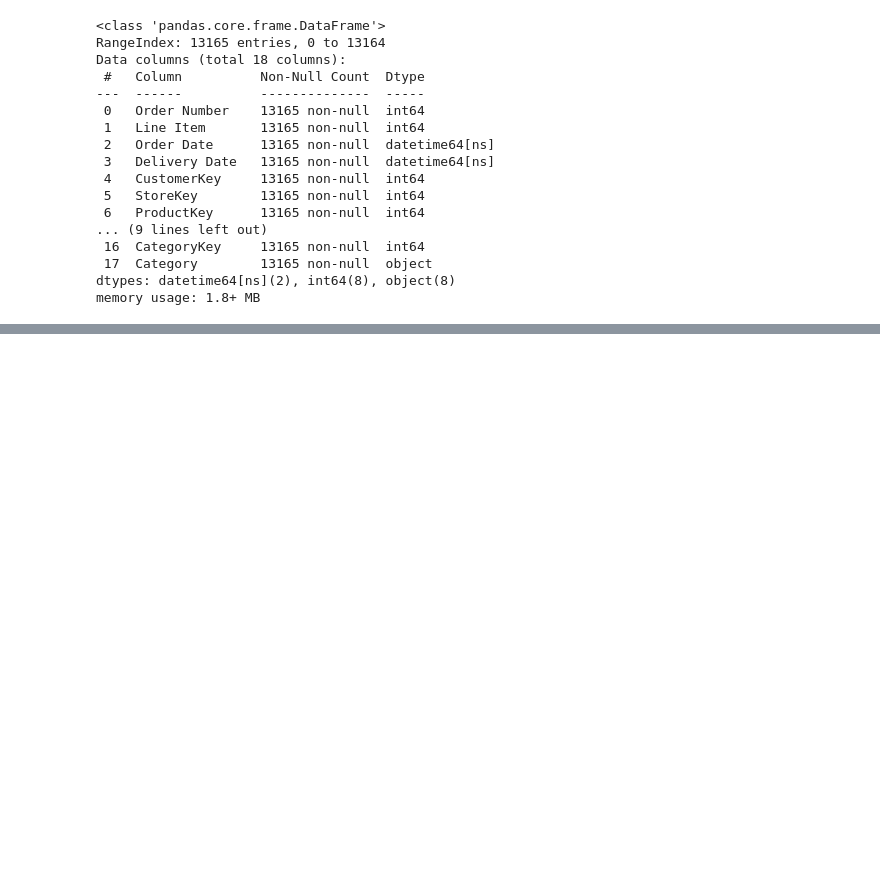
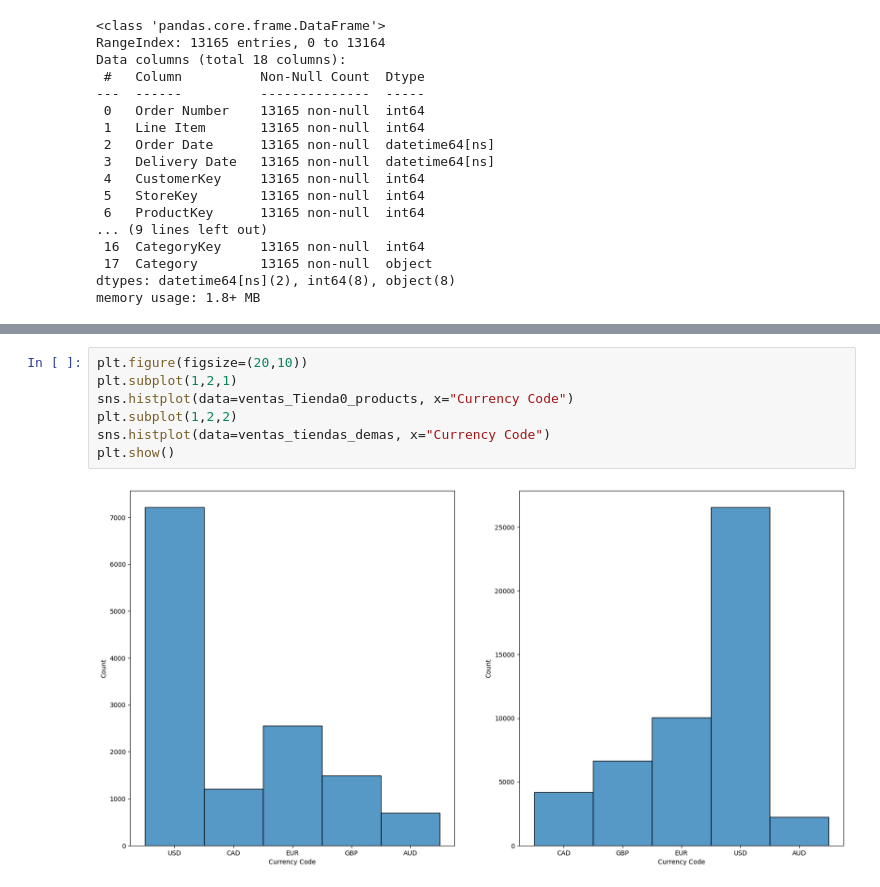
Before and after one commit to AlejoRam05/Bootcamp_Final_Project, a Jupyter notebook: final_proyect.ipynb, the cells around one changed output, grey strips where cells are left out. Drawn from its saved outputs; the diff is of its cells as text; blank space fills up the shorter version.

```diff
--- a/final_proyect.ipynb
+++ b/final_proyect.ipynb
@@ -346,0 +437,9 @@ memory usage: 1.8+ MB
+# %%
+plt.figure(figsize=(20,10))
+plt.subplot(1,2,1)
+sns.histplot(data=ventas_Tienda0_products, x="Currency Code")
+plt.subplot(1,2,2)
+sns.histplot(data=ventas_tiendas_demas, x="Currency Code")
+plt.show()
+# %% [output]
+[figure, added]
```
Also changed, not shown: parts of 11 cells of this notebook.
